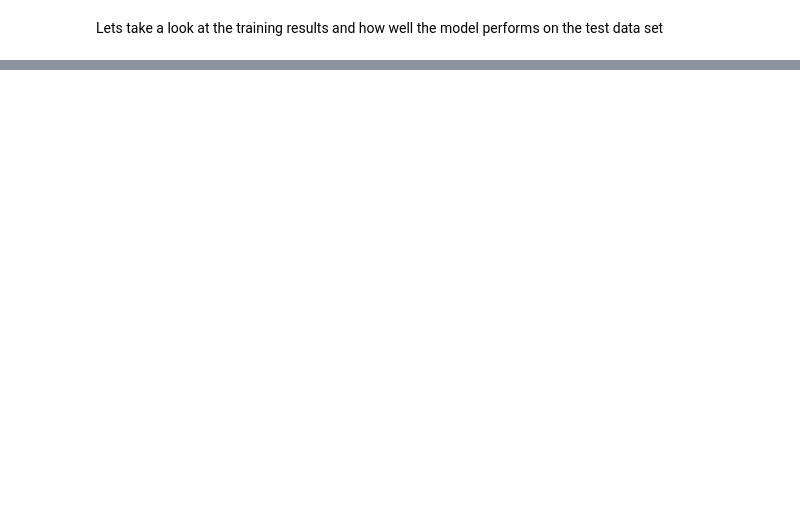
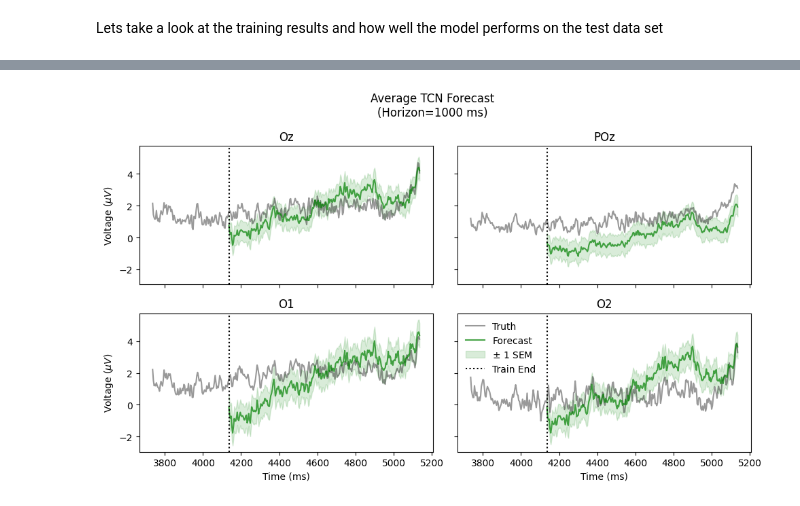
Before and after one commit to jggarrett23/EEG_Forecast_Book, a Jupyter notebook: docs/TCN.ipynb, the cells around one changed output, grey strips where cells are left out. Drawn from its saved outputs; the diff is of its cells as text; code cells hidden in the pictures; blank space fills up the shorter version.

```diff
--- a/docs/TCN.ipynb
+++ b/docs/TCN.ipynb
@@ -402,0 +406,40 @@ plt.show()
+# %%
+# Plot forecasting performance averaged across trials
+average_preds = predictions.mean(axis=0)
+average_truth = X_test_denorm.mean(axis=0)
+
+preds_sem = predictions.std(axis=0) / np.sqrt(predictions.shape[0])
+
+fig, axs = plt.subplots(nrows=2, ncols=2, figsize=(10, 6), dpi=100, sharex=True, sharey=True)
+time_plot_buffer = 100 # make visualization easier
+axs = axs.ravel()
+for i, c in enumerate(['Oz', 'POz', 'O1', 'O2']):
+
+    axs[i].plot(t[-(HORIZON+time_plot_buffer):], average_truth[ssvep_chans_dict[c], -(HORIZON+time_plot_buffer):],
+                color='k', alpha=0.4, label='Truth')
+    axs[i].plot(t[-HORIZON:], average_preds[ssvep_chans_dict[c], :], color='g', alpha=0.7, label='Forecast')
+    axs[i].fill_between(
+        t[-HORIZON:],
+        average_preds[ssvep_chans_dict[c], :]-preds_sem[ssvep_chans_dict[c], :],
+        average_preds[ssvep_chans_dict[c], :]+preds_sem[ssvep_chans_dict[c], :],
+        color='g',
+        alpha=0.15,
+        label=r'$\pm \ 1 \text{ SEM}$'
+    )
+    axs[i].set_title(c)
+    axs[i].axvline(t[-HORIZON], color='black', linestyle=':', label='Train End')
+
+    if i > 1:
+        axs[i].set_xlabel('Time (ms)')
+
+    if i in [0, 2]:
+        axs[i].set_ylabel(r'Voltage ($\mu V$)')
+
+    if i==3:
+        axs[i].legend(frameon=False)
+
+plt.suptitle(f'Average TCN Forecast\n(Horizon={HORIZON_MS} ms)')
+plt.tight_layout()
+plt.show()
+# %% [output]
+[figure, added]
```
Also changed, not shown: parts of 8 cells of this notebook, 1 other file.
